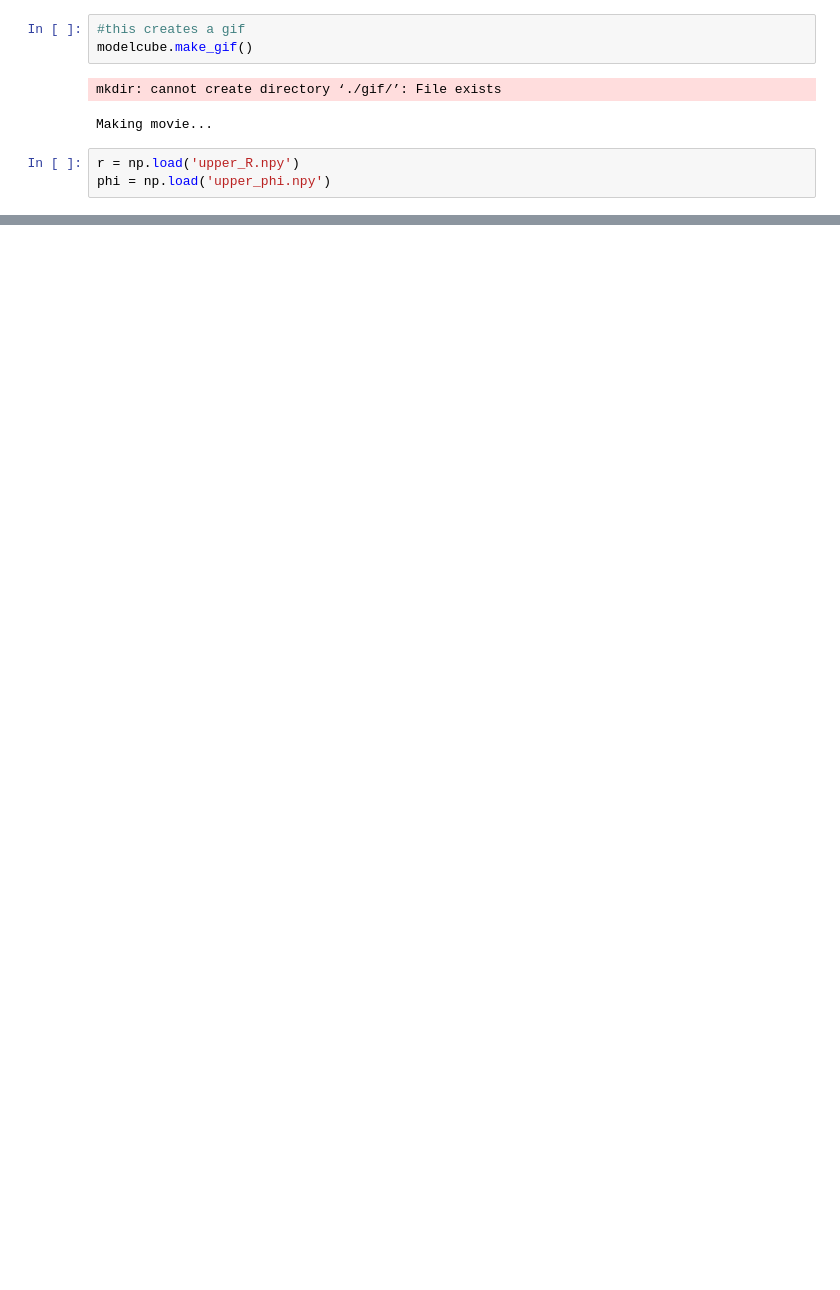
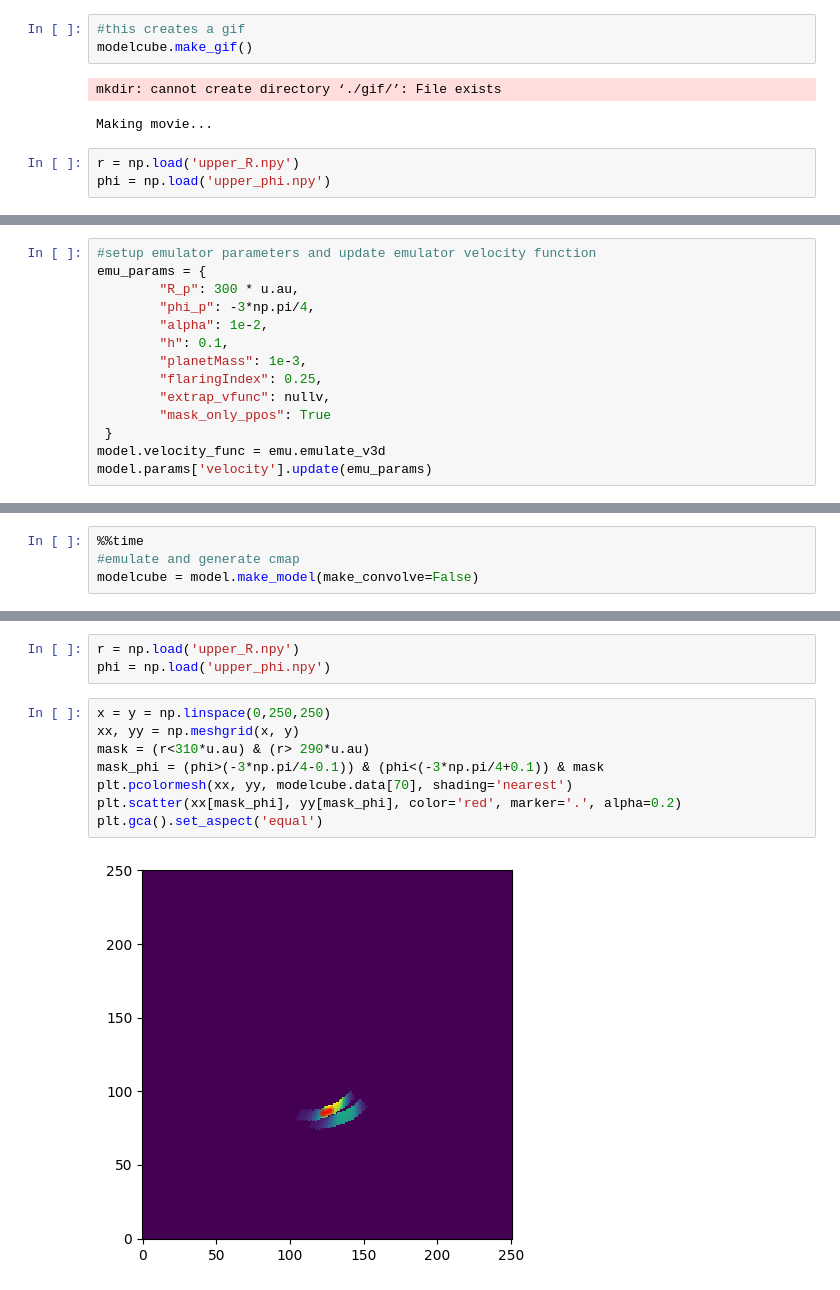
Before and after one commit to aleruzza/UnetEmu, a Jupyter notebook: fforge/notebooks/discminer_integration/discminer_integration.ipynb, the cells around one changed output, grey strips where cells are left out. Saved outputs shown, nothing was run; the diff lists cells and outputs as text; blank space fills up the shorter version.

Commit message:
updated handling of planet position and tests

```diff
--- a/fforge/notebooks/discminer_integration/discminer_integration.ipynb
+++ b/fforge/notebooks/discminer_integration/discminer_integration.ipynb
@@ -151,0 +132,14 @@ plt.colorbar()
+# %%
+#setup emulator parameters and update emulator velocity function
+emu_params = {
+        "R_p": 300 * u.au,
+        "phi_p": -3*np.pi/4,
+        "alpha": 1e-2,
+        "h": 0.1,
+        "planetMass": 1e-3,
+        "flaringIndex": 0.25,
+        "extrap_vfunc": nullv,
+        "mask_only_ppos": True
+ }
+model.velocity_func = emu.emulate_v3d
+model.params['velocity'].update(emu_params)
@@ -151,0 +148,4 @@ plt.colorbar()
+# %%
+%%time
+#emulate and generate cmap
+modelcube = model.make_model(make_convolve=False)
@@ -151,0 +170,13 @@ plt.colorbar()
+# %%
+r = np.load('upper_R.npy')
+phi = np.load('upper_phi.npy')
+# %%
+x = y = np.linspace(0,250,250)
+xx, yy = np.meshgrid(x, y)
+mask = (r<310*u.au) & (r> 290*u.au)
+mask_phi = (phi>(-3*np.pi/4-0.1)) & (phi<(-3*np.pi/4+0.1)) & mask
+plt.pcolormesh(xx, yy, modelcube.data[70], shading='nearest')
+plt.scatter(xx[mask_phi], yy[mask_phi], color='red', marker='.', alpha=0.2)
+plt.gca().set_aspect('equal')
+# %% [output]
+[figure, added]
```
Also changed, not shown: parts of 10 cells of this notebook, 22 other files.
